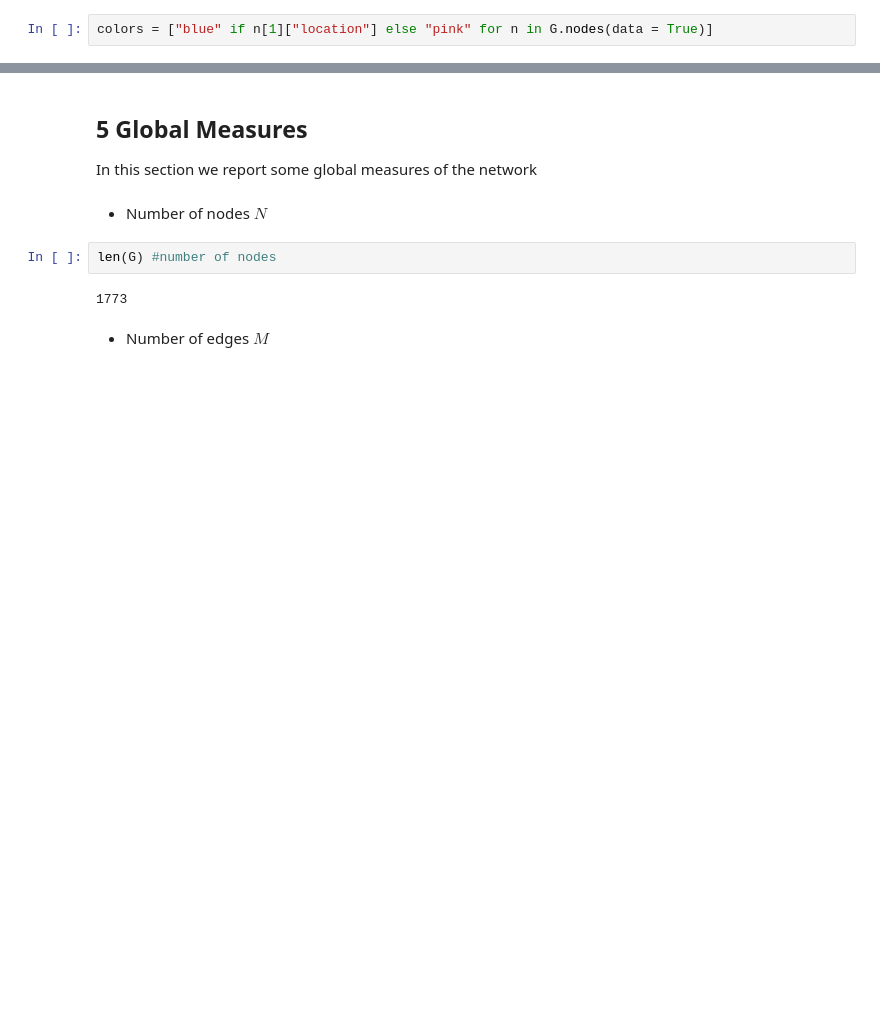
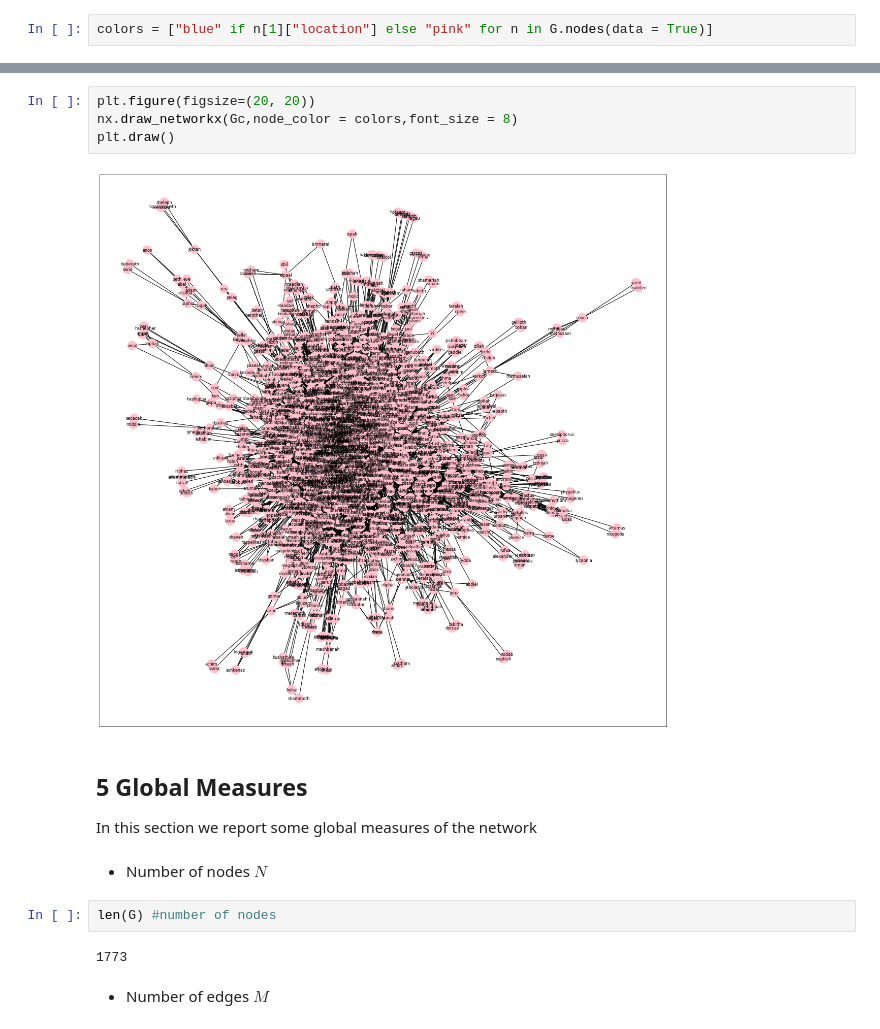
Before and after one commit to xavierlopeze/Bible_Names_Complex_Network_Analysis, a Jupyter notebook: Bible_names_analysis.ipynb, the cells around one changed output, grey strips where cells are left out. Drawn from its saved outputs; the diff is of its cells as text; blank space fills up the shorter version.

```diff
--- a/Bible_names_analysis.ipynb
+++ b/Bible_names_analysis.ipynb
@@ -141,3 +165,9 @@ plt.draw()
+# %%
+plt.figure(figsize=(20, 20))
+nx.draw_networkx(Gc,node_color = colors,font_size = 8)
+plt.draw()
+# %% [output]
+[figure, added]
 # %% [markdown]
 ## 5 Global Measures
 
```
Also changed, not shown: parts of 74 cells of this notebook, 1 other file.
